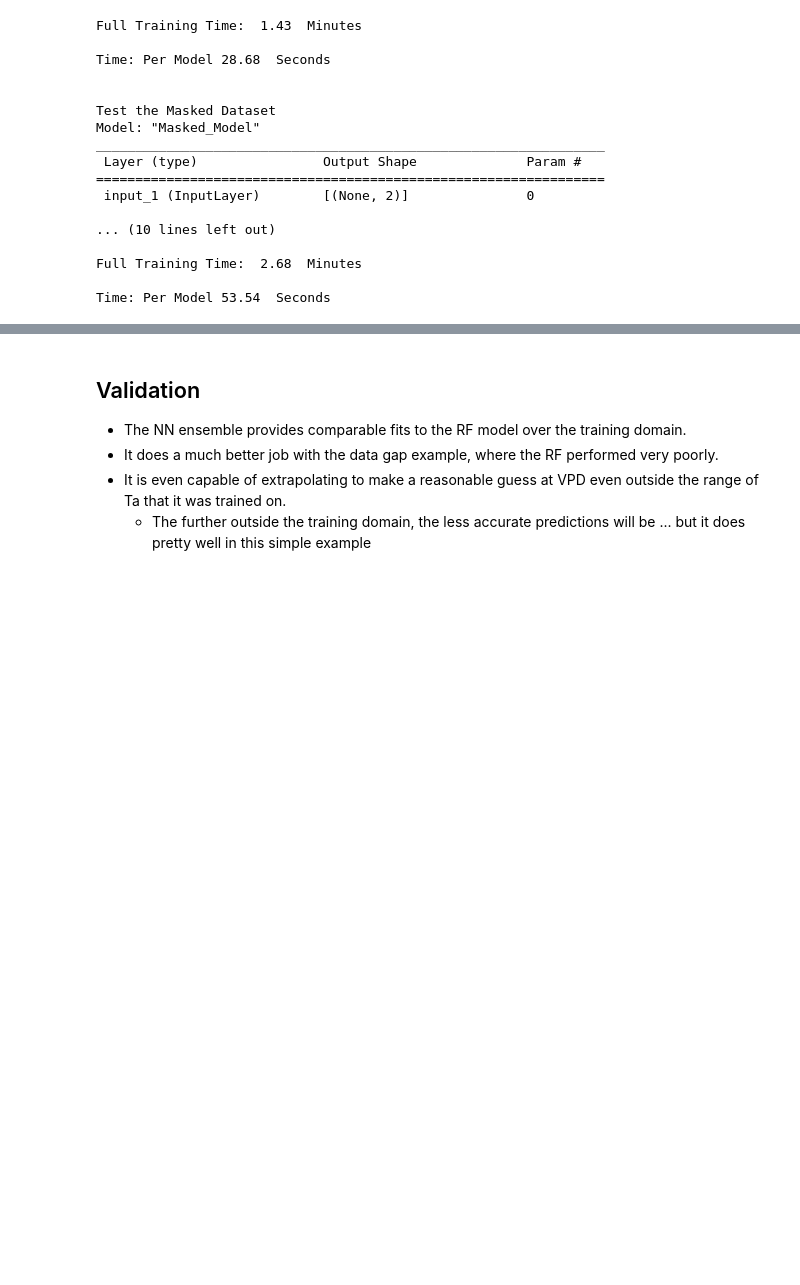
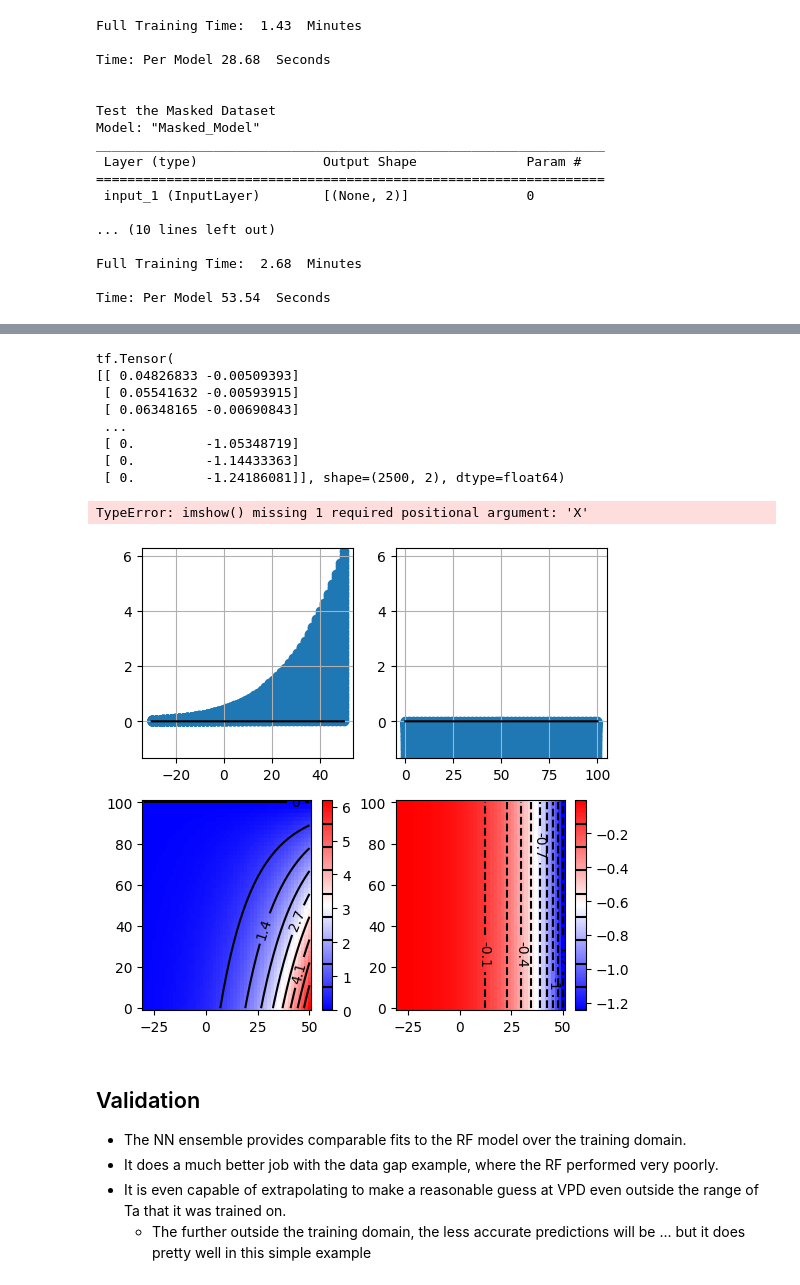
Before and after one commit to June-Skeeter/ML_Scripts, a Jupyter notebook: NN_v_RF_example.ipynb, the cells around one changed output, grey strips where cells are left out. Saved outputs shown, nothing was run; the diff lists cells and outputs as text; code cells hidden in the pictures; blank space fills up the shorter version.

Commit message:
tf derivs

```diff
--- a/NN_v_RF_example.ipynb
+++ b/NN_v_RF_example.ipynb
@@ -677,3 +695,62 @@ Contour_Plot(ax,grid_TA,grid_RH,NN_grid_dy_dx)#,cmap = cmap,norm=norm,unit=unit,
+# %%
+
+def Calc_VPD_tf(X):
+    # Calculate vapour pressure (hPa)
+    # From TA (in celsius) and RH %
+    ea_H = 0.61365*tf.exp((17.502*X[:,0])/(240.97+X[:,0]))
+    e_H = X[:,1]*ea_H/100
+    VPD = (ea_H - e_H)*10
+    return (VPD)
+
+X_tensor = tf.convert_to_tensor(range_TA_RH.T)
+
+with tf.GradientTape(persistent=True) as tape:
+    tape.watch(X_tensor)
+    est = Calc_VPD_tf(X_tensor)
+
+# Get gradients of the pred wrt x
+Deriv = tape.gradient(est,X_tensor)
+print(Deriv)
+
+
+Actual_dVPD_dTA = Deriv.numpy()[:,0]
+Actual_dVPD_dRH = Deriv.numpy()[:,1]
+
+
+Actual_grid_VPD = est.numpy().T.reshape(grid_TA.shape)
+Actual_grid_dVPD_dTA = Deriv[:,0].numpy().T.reshape(grid_TA.shape)
+Actual_grid_dVPD_dRH = Deriv[:,1].numpy().T.reshape(grid_TA.shape)
+
+
+fig,axes=plt.subplots(2,2,figsize=(6,6))#,sharey='col',sharex='col')
+ax=axes[0,0]
+ax.scatter(range_TA_RH.T[:,0],Actual_dVPD_dTA)
+ax.plot(range_TA_RH.T[:,0],Actual_dVPD_dTA*0,color='k')
+ax.set_ylim(Deriv.numpy().min()-.1,Deriv.numpy().max()+.1)
+ax.grid()
+
+ax=axes[0,1]
+ax.scatter(range_TA_RH.T[:,1],Actual_dVPD_dRH)
+ax.plot(range_TA_RH.T[:,1],Actual_dVPD_dRH*0,color='k')
+ax.set_ylim(Deriv.numpy().min()-.1,Deriv.numpy().max()+.1)
+ax.grid()
+
+ax=axes[1,0]
+Contour_Plot(ax,grid_TA,grid_RH,Actual_grid_dVPD_dTA)
+
+ax=axes[1,1]
+Contour_Plot(ax,grid_TA,grid_RH,Actual_grid_dVPD_dRH)#,cmap = cmap,norm=norm,unit=unit,bins=bins)
+# %% [output]
+tf.Tensor(
+[[ 0.04826833 -0.00509393]
+ [ 0.05541632 -0.00593915]
+ [ 0.06348165 -0.00690843]
+ ...
+ [ 0.         -1.05348719]
+ [ 0.         -1.14433363]
+ [ 0.         -1.24186081]], shape=(2500, 2), dtype=float64)
+TypeError: imshow() missing 1 required positional argument: 'X'
+[figure, added]
 # %%
 
 RI_SSD,RI_SAD,Derivatives,Estimates = get_Derivatives(
```
Also changed, not shown: parts of 1 cell of this notebook.
